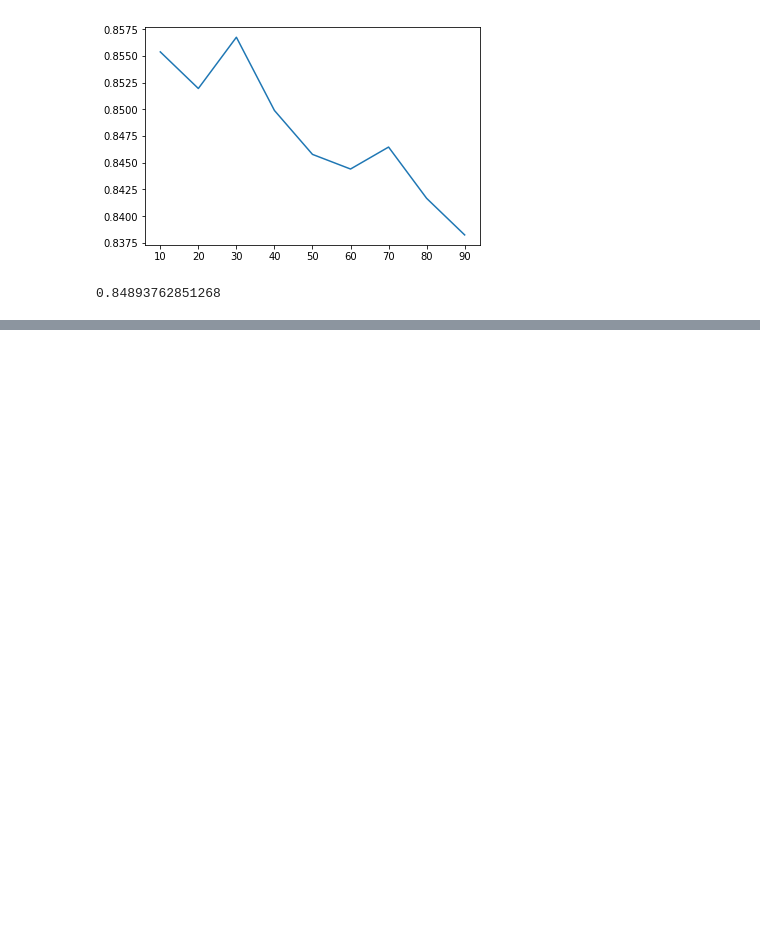
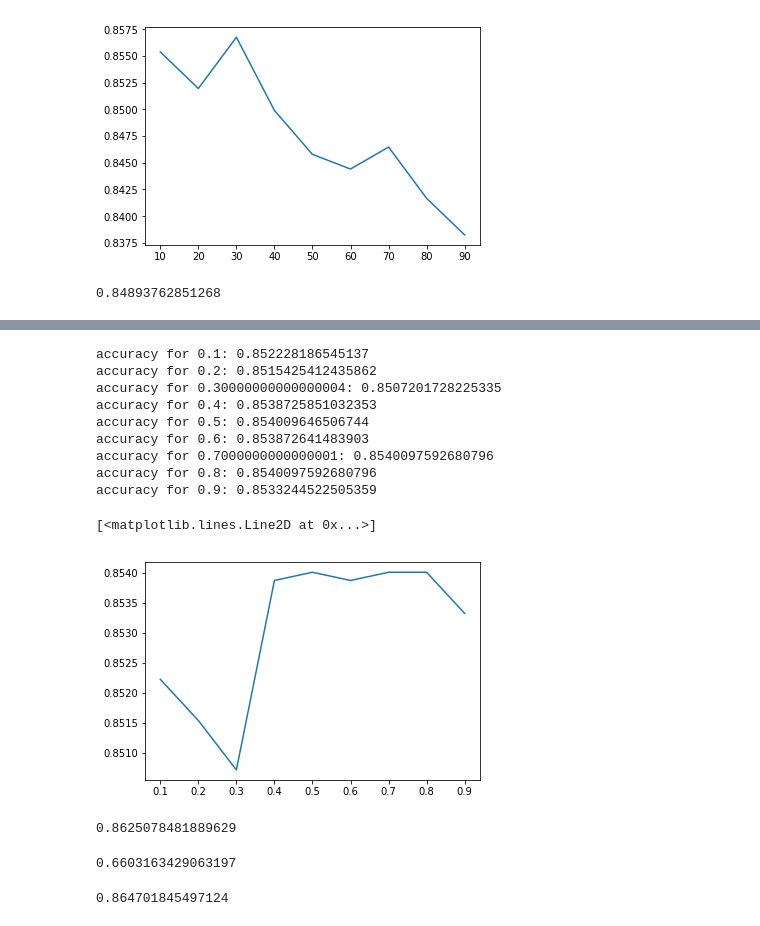
Before and after one commit to EoinDoherty/MLProject, a Jupyter notebook: EoinNLPCleaning.ipynb, the cells around one changed output, grey strips where cells are left out. Cells and saved outputs as stored; diff of their text form; code cells hidden in the pictures; blank space fills up the shorter version.

```diff
--- a/EoinNLPCleaning.ipynb
+++ b/EoinNLPCleaning.ipynb
@@ -191,0 +308,40 @@ counter/len(df)
+# %%
+ns = np.arange(100, 500, 100)
+lrs = np.arange(0.1, 1, 0.1)
+
+accuracies = []
+
+for lr in lrs:
+    acc = kFoldCheck(df, "International", "Summary", AdaBoostClassifier(n_estimators=10, learning_rate=lr))
+    accuracies.append(acc)
+    print(F"accuracy for {lr}: {acc}")
+
+plt.plot(lrs, accuracies)
+# %% [output]
+accuracy for 0.1: 0.852228186545137
+accuracy for 0.2: 0.8515425412435862
+accuracy for 0.30000000000000004: 0.8507201728225335
+accuracy for 0.4: 0.8538725851032353
+accuracy for 0.5: 0.854009646506744
+accuracy for 0.6: 0.853872641483903
+accuracy for 0.7000000000000001: 0.8540097592680796
+accuracy for 0.8: 0.8540097592680796
+accuracy for 0.9: 0.8533244522505359
+[<matplotlib.lines.Line2D at 0x...>]
+[figure, added]
+# %%
+kFoldCheck(df, "International", "Summary", AdaBoostClassifier(n_estimators=400, learning_rate=0.5))
+# %% [output]
+0.8625078481889629
+# %%
+from sklearn.naive_bayes import BernoulliNB
+
+kFoldCheck(df, "International", "Summary", BernoulliNB())
+# %% [output]
+0.6603163429063197
+# %%
+from sklearn.naive_bayes import MultinomialNB
+
+kFoldCheck(df, "International", "Summary", MultinomialNB())
+# %% [output]
+0.864701845497124
```
Also changed, not shown: parts of 18 cells of this notebook, 1 other file.
